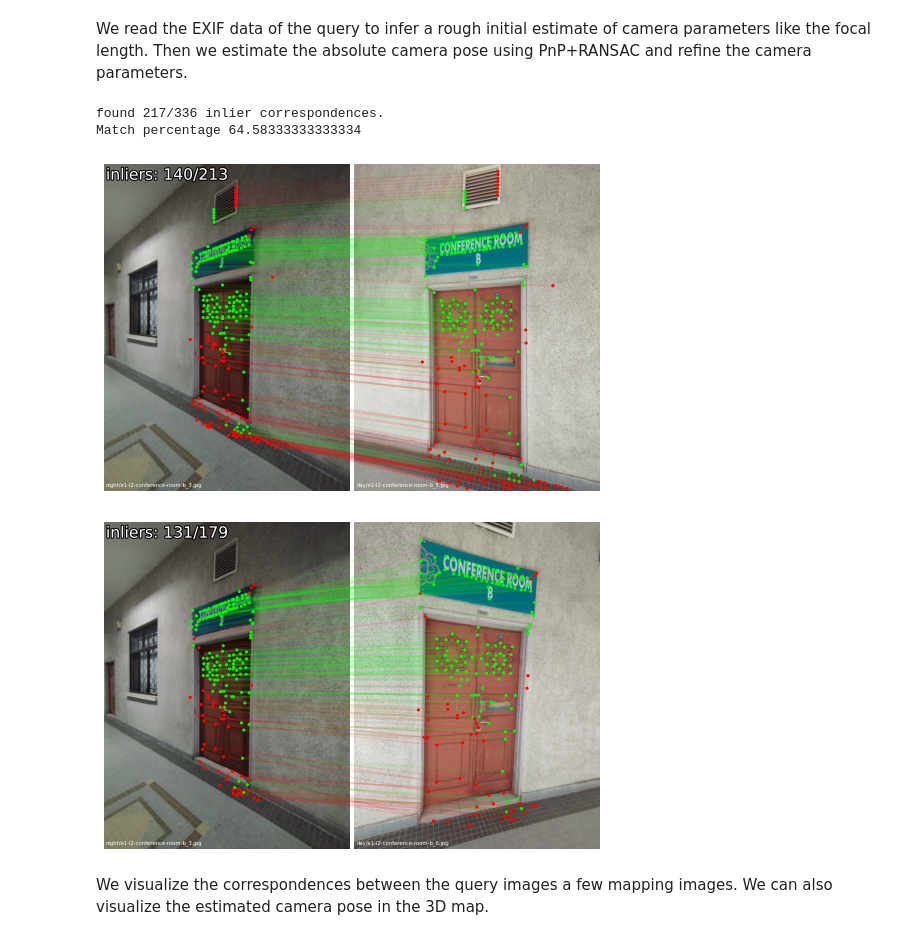
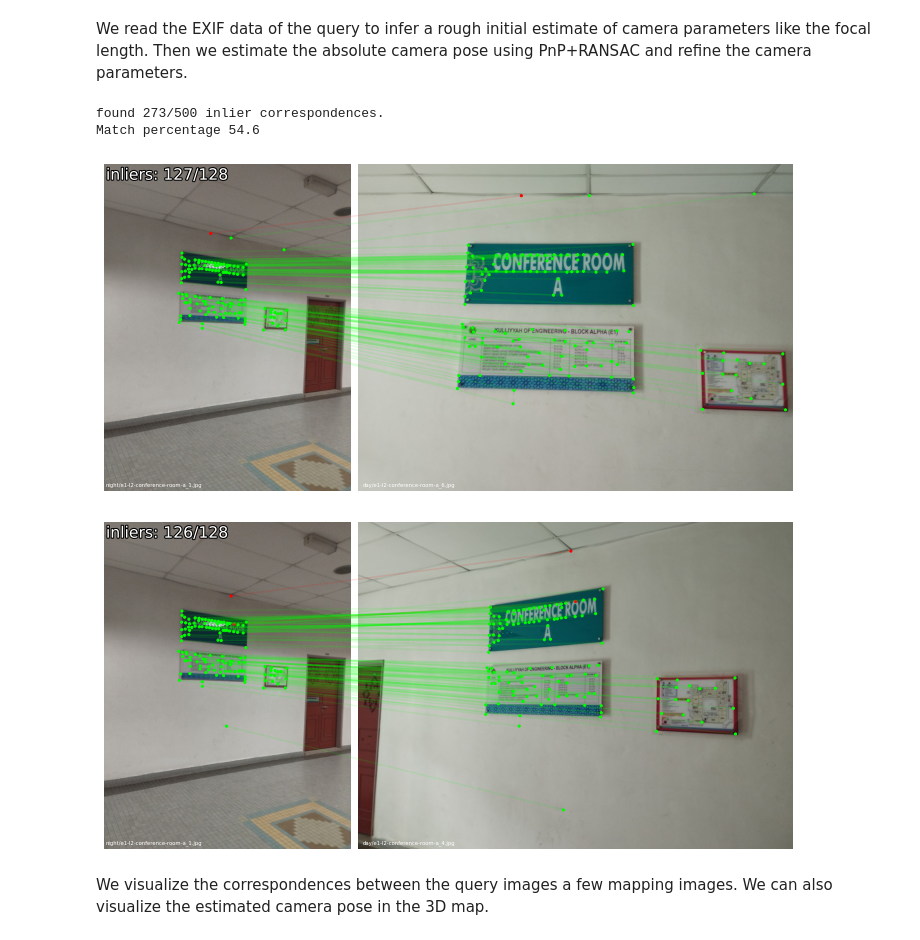
Before and after one commit to KOE-Wayfind/HLOC, a Jupyter notebook: HLOC_KOE.ipynb, the cells around one changed output. Cells and saved outputs as stored; diff of their text form; code cells hidden in the pictures.

```diff
--- a/HLOC_KOE.ipynb
+++ b/HLOC_KOE.ipynb
@@ -62,7 +62,7 @@ matcher_conf = match_features.confs['superglue']
 # 3D mapping
 First we list the images used for mapping. These are all day-time shots of KOE Building.
 # %%
-landmark = "e1-l2-conference-room-b*.jpg" # Use * for wildcard
+landmark = "e1-l2*.jpg" # Use * for wildcard
 references = [str(p.relative_to(images)) for p in (images / 'day/').glob(landmark)]
 print(references)
 print(len(references), "mapping images")
@@ -130,7 +130,7 @@ visualization.visualize_sfm_2d(model, images, color_by='visibility', n=2)
 # Localization
 Now that we have a 3D map of the scene, we can localize any image. To demonstrate this, we download [a night-time image from Wikimedia](https://commons.wikimedia.org/wiki/File:Paris_-_Basilique_du_Sacr%C3%A9_Coeur,_Montmartre_-_panoramio.jpg).
 # %%
-query = 'night/e1-l2-conference-room-b_3.jpg'
+query = 'night/e1-l2-conference-room-a_1.jpg'
 
 plot_images([read_image(images / query)], dpi=75)
 # %% [output]
@@ -163,37 +162,26 @@ We read the EXIF data of the query to infer a rough initial estimate of camera p
 # %%
 import pycolmap
 import numpy as np
 from hloc.localize_sfm import QueryLocalizer, pose_from_cluster
 
 camera = pycolmap.infer_camera_from_image(images / query)
 ref_ids = [model.find_image_with_name(n).image_id for n in references_registered]
 conf = {
     'estimation': {'ransac': {'max_error': 12}},
     'refinement': {'refine_focal_length': True, 'refine_extra_params': True},
 }
 localizer = QueryLocalizer(model, conf)
 ret, log = pose_from_cluster(localizer, query, camera, ref_ids, features, matches)
 
-n = len(log['db'])
-inliers = np.array(log['PnP_ret']['inliers'])
-counts = n = len(log['db'])
-
-# display the database images with the most inlier matches
-db_sort = np.argsort(-counts)
-for db_idx in db_sort[:2]:
-  db = model.images[log['db'][db_idx]]
-  db_name = db.name
-  print(db_name)
-
 print(f'found {ret["num_inliers"]}/{len(ret["inliers"])} inlier correspondences.')
 percent_match = (ret["num_inliers"]/len(ret["inliers"])) * 100
 print(f'Match percentage {percent_match}')
 visualization.visualize_loc_from_log(images, query, log, model)
 # %% [output]
-found 217/336 inlier correspondences.
-Match percentage 64.58333333333334
+found 273/500 inlier correspondences.
+Match percentage 54.6
-[figure, old version]
+[figure, new version]
-[figure, old version]
+[figure, new version]
 # %% [markdown]
 We visualize the correspondences between the query images a few mapping images. We can also visualize the estimated camera pose in the 3D map.
 # %%
```
Also changed, not shown: parts of 7 cells of this notebook.
